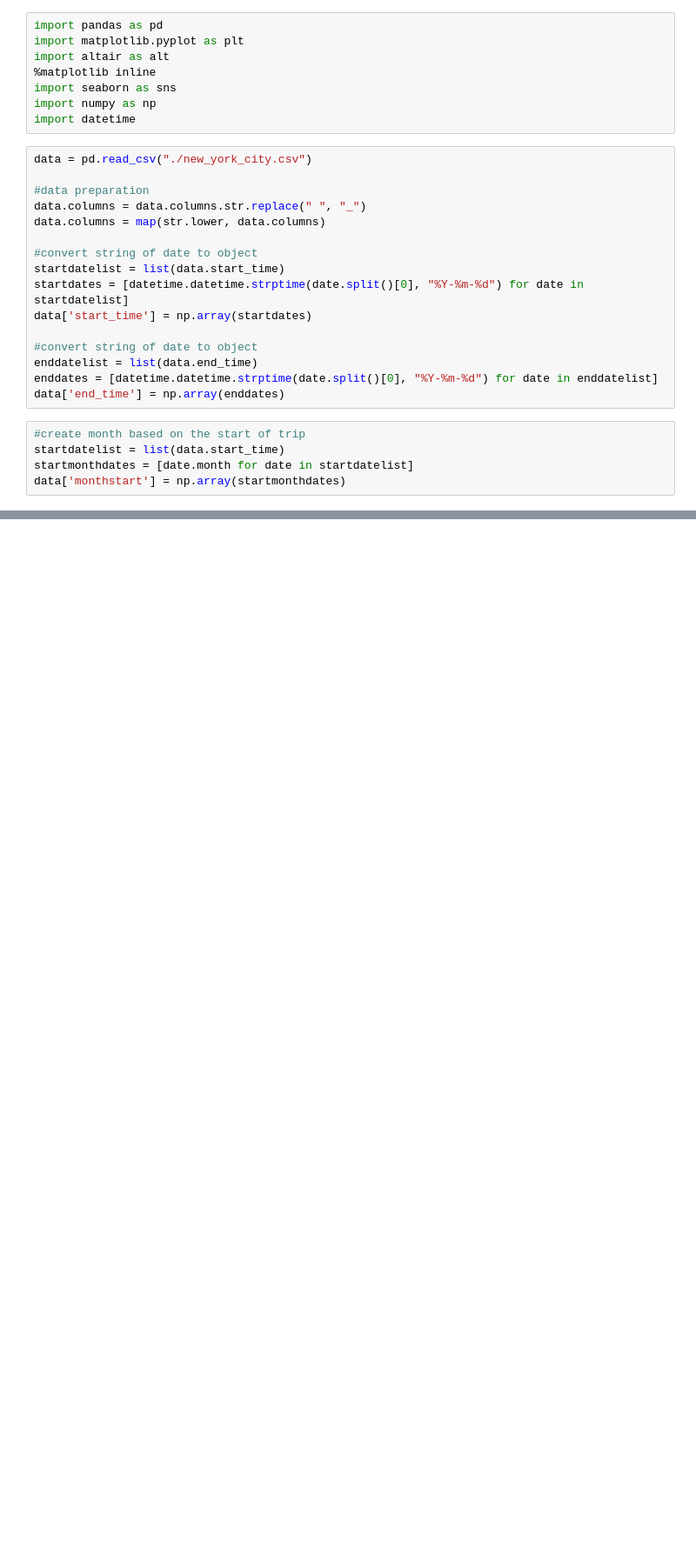
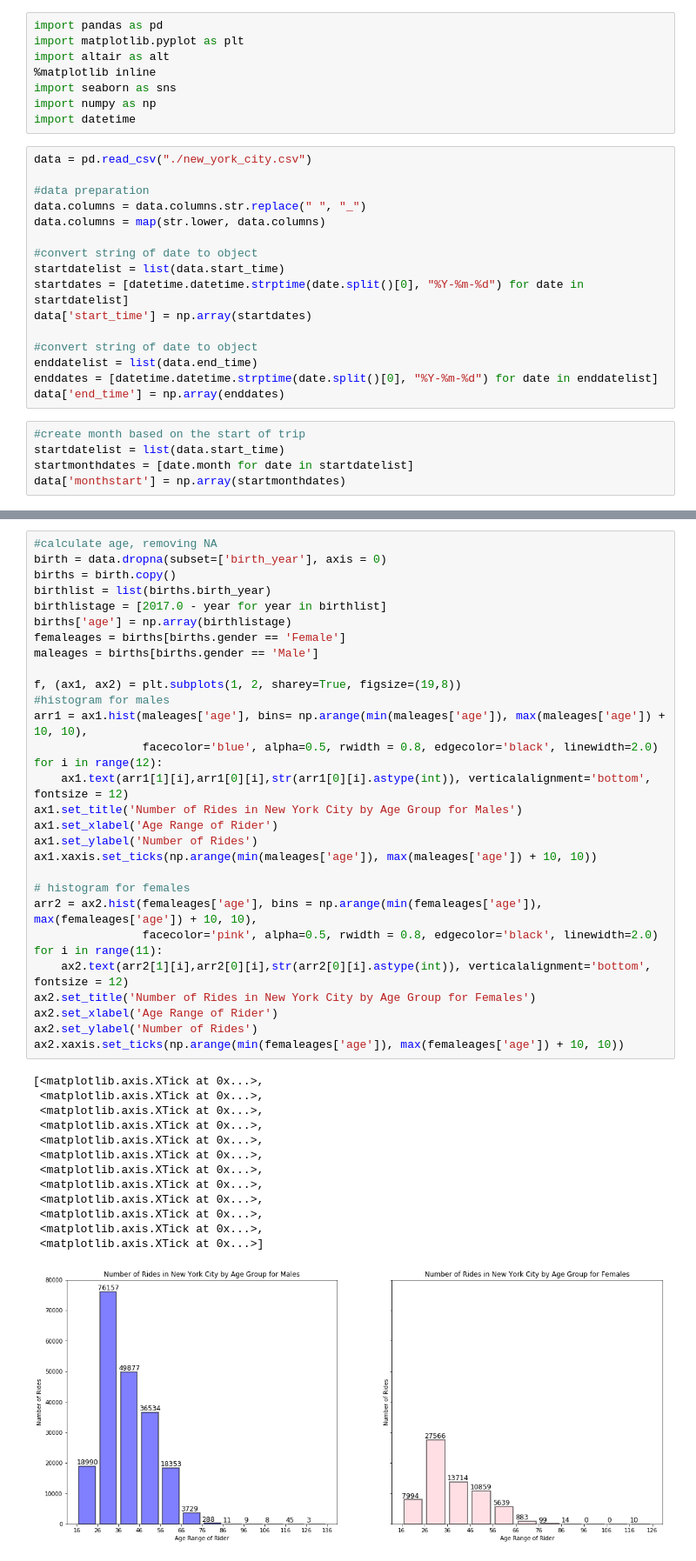
Before and after one commit to jacob-lu/info300final, a Jupyter notebook: Jacob Lu Exploration.ipynb, the cells around one changed output, grey strips where cells are left out. Shown at 87% size. Saved outputs shown, nothing was run; the diff lists cells and outputs as text; blank space fills up the shorter version.

```diff
--- a/Jacob Lu Exploration.ipynb
+++ b/Jacob Lu Exploration.ipynb
@@ -69,0 +70,44 @@ Text(0.5,0,'Number of Rides')
+# %%
+#calculate age, removing NA
+birth = data.dropna(subset=['birth_year'], axis = 0)
+births = birth.copy()
+birthlist = list(births.birth_year)
+birthlistage = [2017.0 - year for year in birthlist]
+births['age'] = np.array(birthlistage)
+femaleages = births[births.gender == 'Female']
+maleages = births[births.gender == 'Male']
+
+f, (ax1, ax2) = plt.subplots(1, 2, sharey=True, figsize=(19,8))
+#histogram for males
+arr1 = ax1.hist(maleages['age'], bins= np.arange(min(maleages['age']), max(maleages['age']) + 10, 10),
+                facecolor='blue', alpha=0.5, rwidth = 0.8, edgecolor='black', linewidth=2.0)
+for i in range(12):
+    ax1.text(arr1[1][i],arr1[0][i],str(arr1[0][i].astype(int)), verticalalignment='bottom', fontsize = 12)
+ax1.set_title('Number of Rides in New York City by Age Group for Males')
+ax1.set_xlabel('Age Range of Rider')
+ax1.set_ylabel('Number of Rides')
+ax1.xaxis.set_ticks(np.arange(min(maleages['age']), max(maleages['age']) + 10, 10))
+
+# histogram for females
+arr2 = ax2.hist(femaleages['age'], bins = np.arange(min(femaleages['age']), max(femaleages['age']) + 10, 10),
+                facecolor='pink', alpha=0.5, rwidth = 0.8, edgecolor='black', linewidth=2.0)
+for i in range(11):
+    ax2.text(arr2[1][i],arr2[0][i],str(arr2[0][i].astype(int)), verticalalignment='bottom', fontsize = 12)
+ax2.set_title('Number of Rides in New York City by Age Group for Females')
+ax2.set_xlabel('Age Range of Rider')
+ax2.set_ylabel('Number of Rides')
+ax2.xaxis.set_ticks(np.arange(min(femaleages['age']), max(femaleages['age']) + 10, 10))
+# %% [output]
+[<matplotlib.axis.XTick at 0x...>,
+ <matplotlib.axis.XTick at 0x...>,
+ <matplotlib.axis.XTick at 0x...>,
+ <matplotlib.axis.XTick at 0x...>,
+ <matplotlib.axis.XTick at 0x...>,
+ <matplotlib.axis.XTick at 0x...>,
+ <matplotlib.axis.XTick at 0x...>,
+ <matplotlib.axis.XTick at 0x...>,
+ <matplotlib.axis.XTick at 0x...>,
+ <matplotlib.axis.XTick at 0x...>,
+ <matplotlib.axis.XTick at 0x...>,
+ <matplotlib.axis.XTick at 0x...>]
+[figure, added]
```
Also changed, not shown: parts of 11 cells of this notebook.
